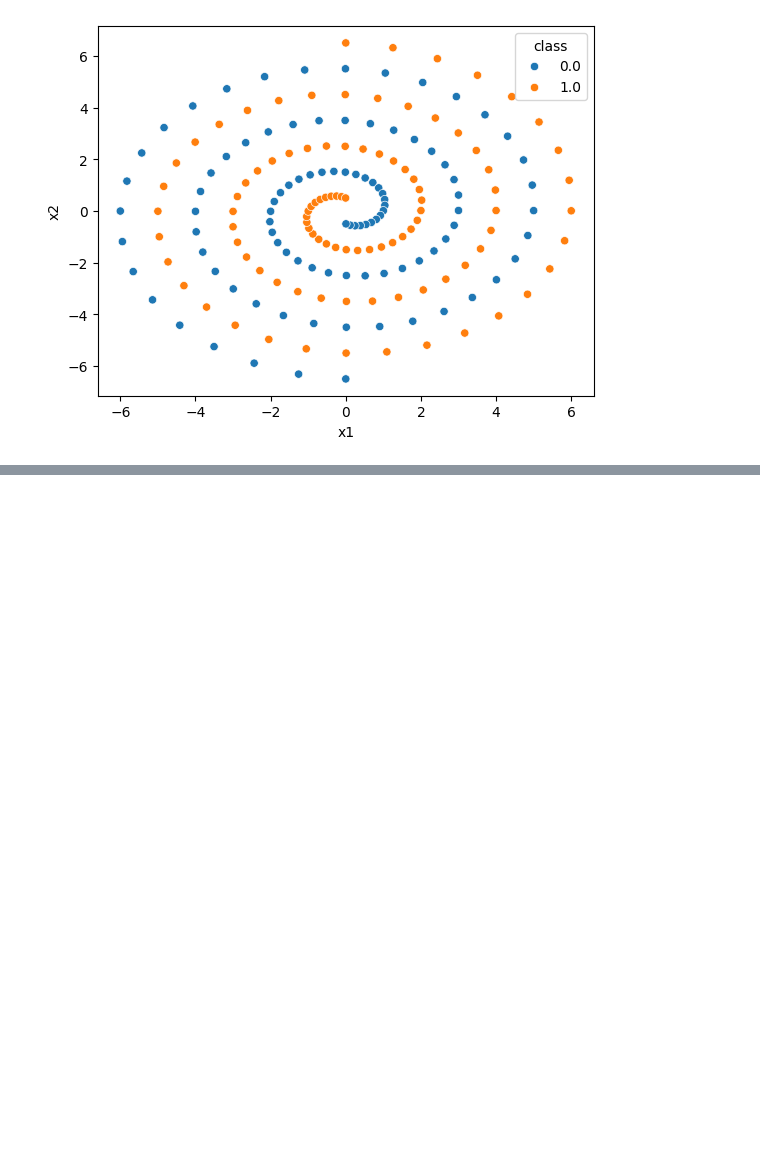
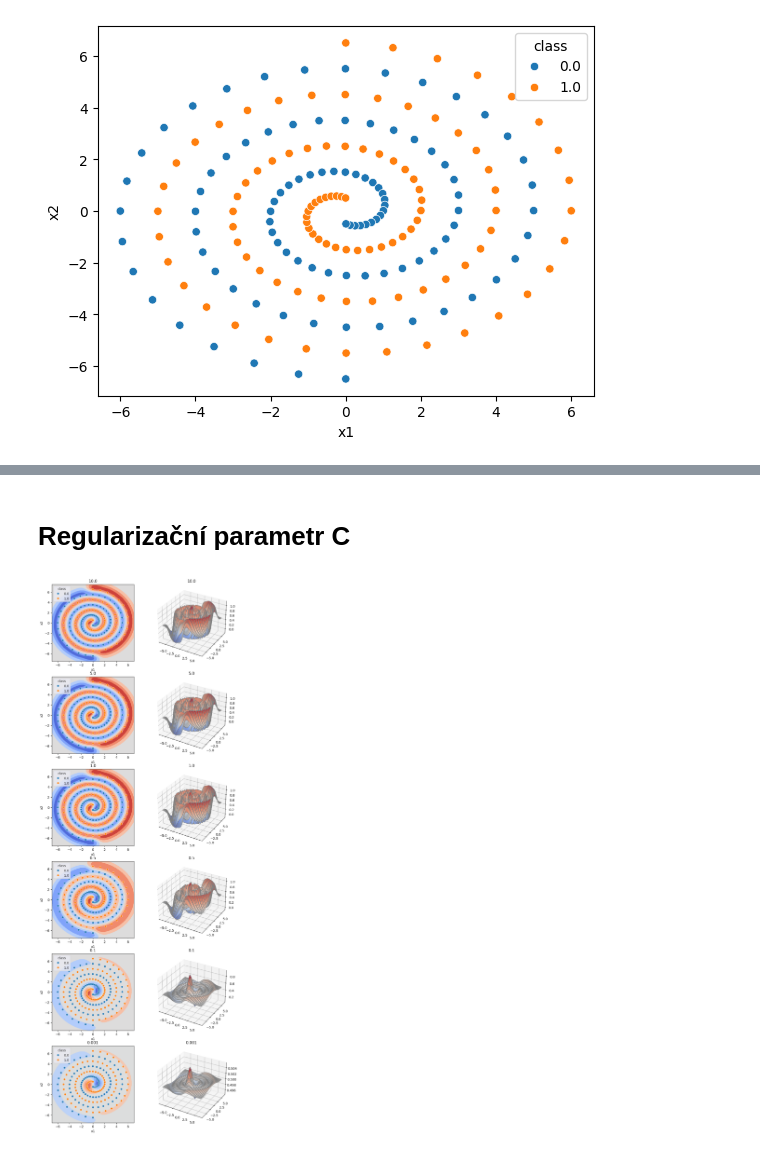
Before and after one commit to PyDataCZ/pyladies-kurz, a Jupyter notebook: lessons/pydata/classification_bonus/index.ipynb, the cells around one changed output, grey strips where cells are left out. Drawn from its saved outputs; the diff is of its cells as text; code cells hidden in the pictures; blank space fills up the shorter version.

```diff
--- a/lessons/pydata/classification_bonus/index.ipynb
+++ b/lessons/pydata/classification_bonus/index.ipynb
@@ -319,0 +338,50 @@ DecisionBoundaryDisplay.from_estimator(
+# %% [markdown]
+# Regularizační parametr C
+# %%
+def plot(model, ax, C):
+    sns.set_style('darkgrid')
+    x_plot1 = np.linspace(-6.5, 6.5, 40)
+    y_plot1 = np.linspace(-6.5, 6.5, 40)
+
+    def comp(x1, x2):
+        input_batch = pd.DataFrame()
+        input_batch["x1"] = x1.ravel()
+        input_batch["x2"] = x2.ravel()
+        return model2.predict(input_batch).reshape(40, 40)
+
+    plot1, plot2 = np.meshgrid(x_plot1, y_plot1)
+    plot3 = comp(plot1, plot2)
+
+    ax.plot_surface(plot1, plot2, plot3, cmap=plt.cm.coolwarm, edgecolor='gray');
+    ax.set_title(f"{C}");
+
+def plot2(model, X, ax, C):
+    DecisionBoundaryDisplay.from_estimator(
+        model,
+        X,
+        cmap=plt.cm.coolwarm,
+        response_method="predict", ax=ax);
+    sns.scatterplot(data=df, x="x1", y="x2", hue="class", ax=ax);
+    ax.set_title(f"{C}");
+
+fig  = plt.figure(figsize=(10, 30))
+axs = [[] for _ in range(6)]
+axs[0].append(fig.add_subplot(6, 2, 1))
+axs[0].append(fig.add_subplot(6, 2, 2, projection='3d'))
+axs[1].append(fig.add_subplot(6, 2, 3))
+axs[1].append(fig.add_subplot(6, 2, 4, projection='3d'))
+axs[2].append(fig.add_subplot(6, 2, 5))
+axs[2].append(fig.add_subplot(6, 2, 6, projection='3d'))
+axs[3].append(fig.add_subplot(6, 2, 7))
+axs[3].append(fig.add_subplot(6, 2, 8, projection='3d'))
+axs[4].append(fig.add_subplot(6, 2, 9))
+axs[4].append(fig.add_subplot(6, 2, 10, projection='3d'))
+axs[5].append(fig.add_subplot(6, 2, 11))
+axs[5].append(fig.add_subplot(6, 2, 12, projection='3d'))
+
+for i, C in enumerate([10.0, 5.0, 1.0, 0.5, 0.1, 0.001]):
+    model2 = SVR(kernel="rbf", gamma=0.8, C=C).fit(X, y)
+    plot(model2, axs[i][1], C)
+    plot2(model2, X, axs[i][0], C)
+# %% [output]
+[figure, added]
```
Also changed, not shown: parts of 5 cells of this notebook.
